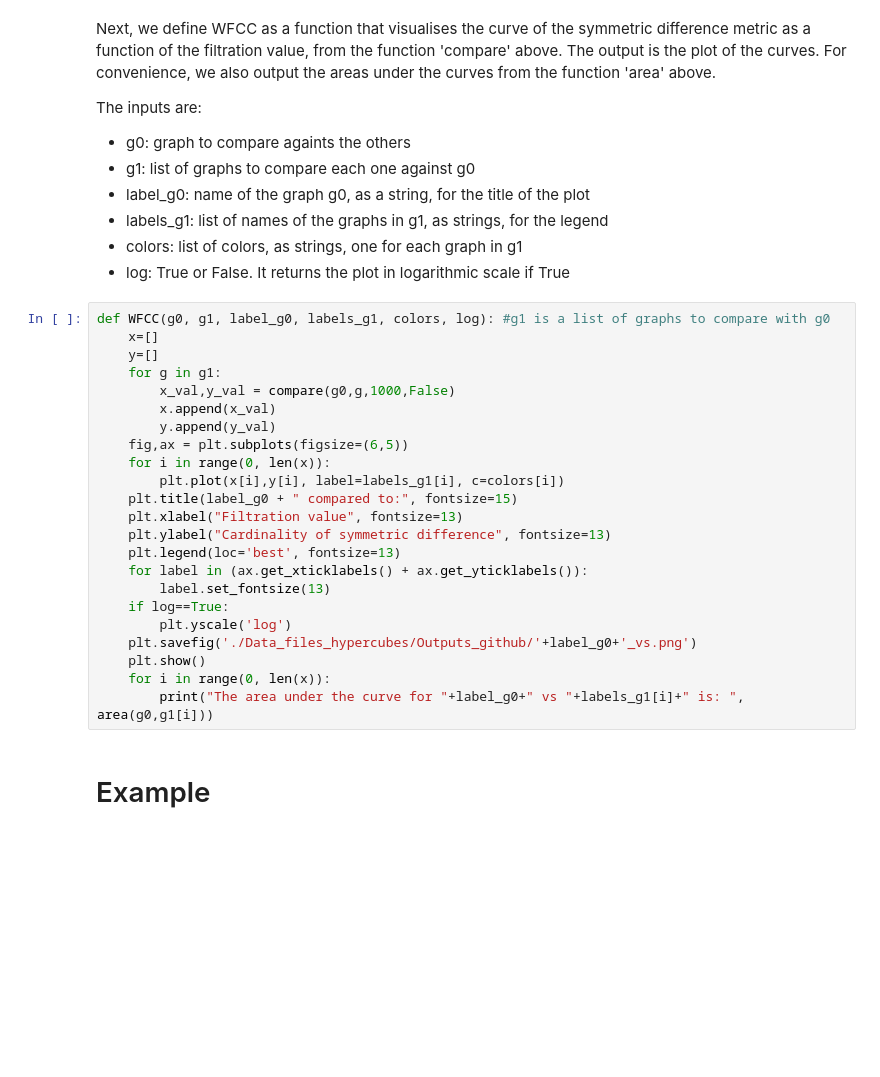
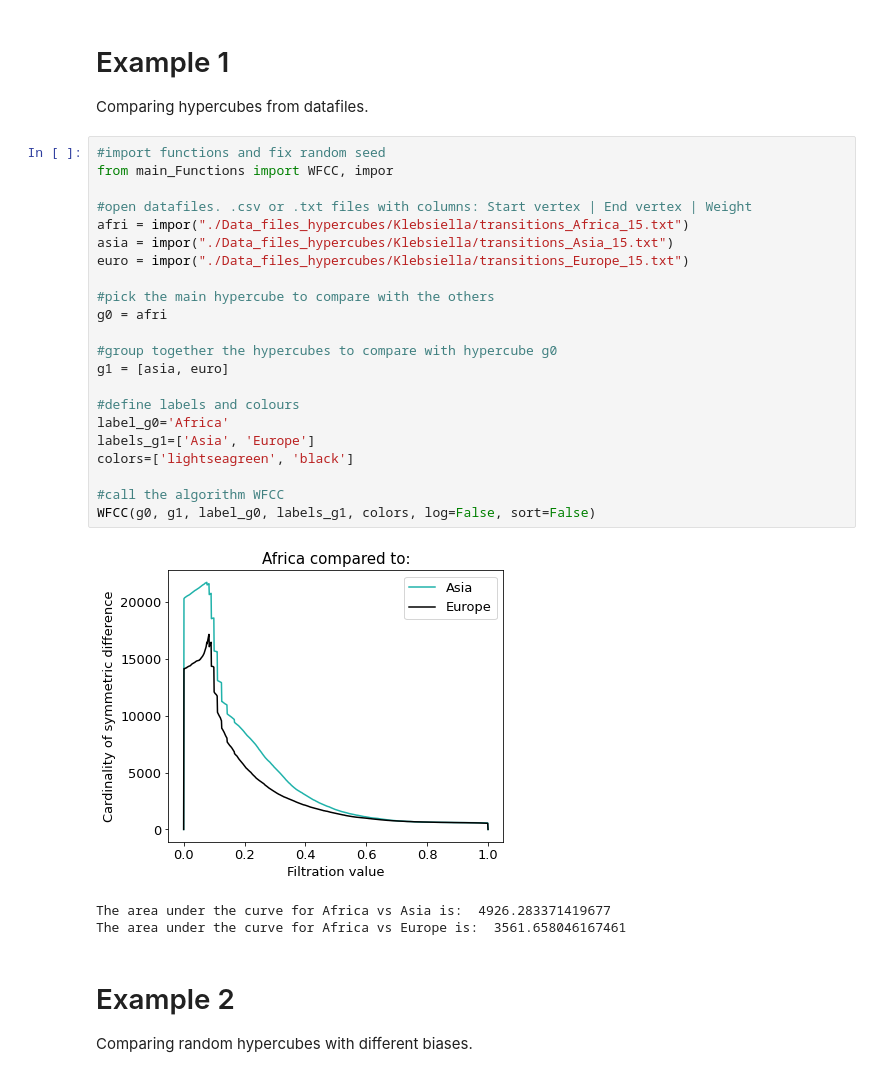
Before and after one commit to lar-sal/WFCC, a Jupyter notebook: Example_WFCC.ipynb, the cells around one changed output. Saved outputs shown, nothing was run; the diff lists cells and outputs as text; blank space fills up the shorter version.

Commit message:
Added example and path fixes

```diff
--- a/Example_WFCC.ipynb
+++ b/Example_WFCC.ipynb
@@ -60,36 +1,33 @@ def compare(g0,g1, resolution = 1000, normalized=False, sort=False):
-# %% [markdown]
-Next, we define WFCC as a function that visualises the curve of the symmetric difference metric as a function of the filtration value, from the function 'compare' above. The output is the plot of the curves. For convenience, we also output the areas under the curves from the function 'area' above.
-
-The inputs are:
-- g0: graph to compare againts the others
-- g1: list of graphs to compare each one against g0
-- label_g0: name of the graph g0, as a string, for the title of the plot
-- labels_g1: list of names of the graphs in g1, as strings, for the legend
-- colors: list of colors, as strings, one for each graph in g1
-- log: True or False. It returns the plot in logarithmic scale if True
-# %%
-def WFCC(g0, g1, label_g0, labels_g1, colors, log): #g1 is a list of graphs to compare with g0
-    x=[]
-    y=[]
-    for g in g1:
-        x_val,y_val = compare(g0,g,1000,False)
-        x.append(x_val)
-        y.append(y_val)
-    fig,ax = plt.subplots(figsize=(6,5))
-    for i in range(0, len(x)):
-        plt.plot(x[i],y[i], label=labels_g1[i], c=colors[i])
-    plt.title(label_g0 + " compared to:", fontsize=15)
-    plt.xlabel("Filtration value", fontsize=13)
-    plt.ylabel("Cardinality of symmetric difference", fontsize=13)
-    plt.legend(loc='best', fontsize=13)
-    for label in (ax.get_xticklabels() + ax.get_yticklabels()):
-        label.set_fontsize(13)
-    if log==True:
-        plt.yscale('log')
-    plt.savefig('./Data_files_hypercubes/Outputs_github/'+label_g0+'_vs.png')
-    plt.show()
-    for i in range(0, len(x)):
-        print("The area under the curve for "+label_g0+" vs "+labels_g1[i]+" is: ", area(g0,g1[i]))
-# %% [markdown]
-# Example
+# %% [markdown]
+# Example 1
+Comparing hypercubes from datafiles.
+# %%
+#import functions and fix random seed
+from main_Functions import WFCC, impor
+
+#open datafiles. .csv or .txt files with columns: Start vertex | End vertex | Weight
+afri = impor("./Data_files_hypercubes/Klebsiella/transitions_Africa_15.txt")
+asia = impor("./Data_files_hypercubes/Klebsiella/transitions_Asia_15.txt")
+euro = impor("./Data_files_hypercubes/Klebsiella/transitions_Europe_15.txt")
+
+#pick the main hypercube to compare with the others
+g0 = afri
+
+#group together the hypercubes to compare with hypercube g0
+g1 = [asia, euro]
+
+#define labels and colours
+label_g0='Africa'
+labels_g1=['Asia', 'Europe']
+colors=['lightseagreen', 'black']
+
+#call the algorithm WFCC
+WFCC(g0, g1, label_g0, labels_g1, colors, log=False, sort=False)
+# %% [output]
+[figure, added]
+The area under the curve for Africa vs Asia is:  4926.283371419677
+The area under the curve for Africa vs Europe is:  3561.658046167461
+# %% [markdown]
+# Example 2
+Comparing random hypercubes with different biases.
 # %%
```
Also changed, not shown: parts of 9 cells of this notebook, 2 other files.
